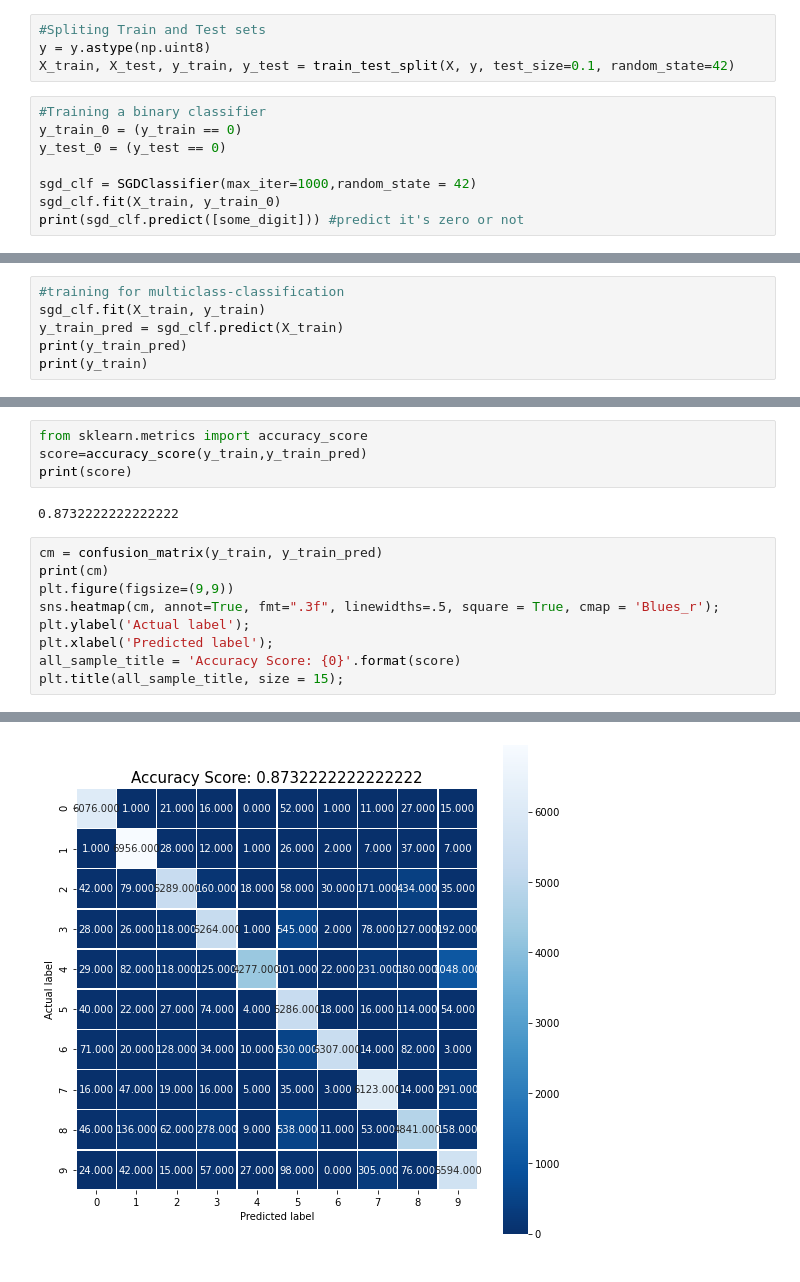
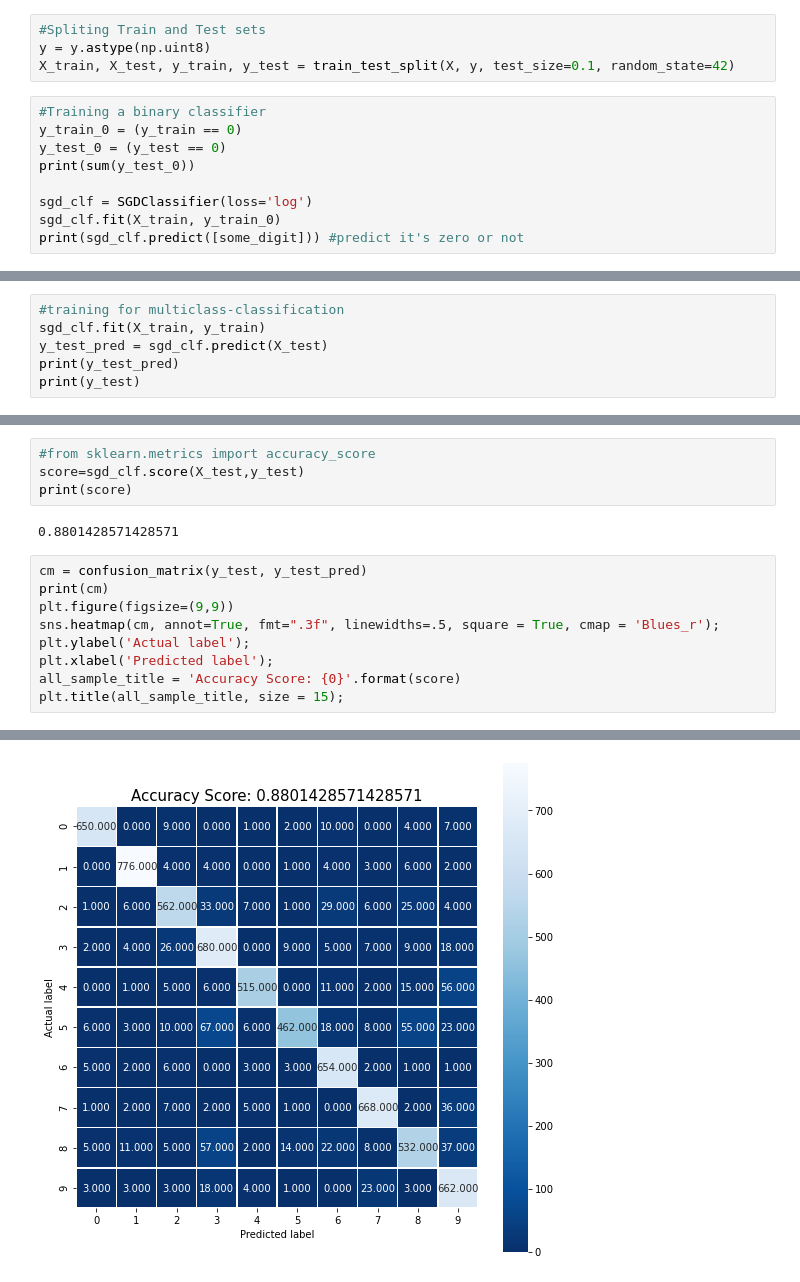
Before and after one commit to bioengsamar/Machine-Learning-Task-1, a Jupyter notebook: task1_ML.ipynb, the cells around one changed output, grey strips where cells are left out. Drawn from its saved outputs; the diff is of its cells as text.

```diff
--- a/task1_ML.ipynb
+++ b/task1_ML.ipynb
@@ -129,8 +129,9 @@ X_train, X_test, y_train, y_test = train_test_split(X, y, test_size=0.1, random_
 #Training a binary classifier
 y_train_0 = (y_train == 0)
 y_test_0 = (y_test == 0)
+print(sum(y_test_0))
 
-sgd_clf = SGDClassifier(max_iter=1000,random_state = 42)
+sgd_clf = SGDClassifier(loss='log')
 sgd_clf.fit(X_train, y_train_0)
 print(sgd_clf.predict([some_digit])) #predict it's zero or not
 # %% [output]
@@ -160,7 +160,7 @@ plt.title(all_sample_title, size = 15);
 # %%
 #training for multiclass-classification
 sgd_clf.fit(X_train, y_train)
-y_train_pred = sgd_clf.predict(X_train)
-print(y_train_pred)
-print(y_train)
+y_test_pred = sgd_clf.predict(X_test)
+print(y_test_pred)
+print(y_test)
 # %% [output]
@@ -180,11 +180,11 @@ Name: target, Length: 63000, dtype: uint8
 # %%
-from sklearn.metrics import accuracy_score
-score=accuracy_score(y_train,y_train_pred)
+#from sklearn.metrics import accuracy_score
+score=sgd_clf.score(X_test,y_test)
 print(score)
 # %% [output]
-0.8732222222222222
+0.8801428571428571
 # %%
-cm = confusion_matrix(y_train, y_train_pred)
+cm = confusion_matrix(y_test, y_test_pred)
 print(cm)
 plt.figure(figsize=(9,9))
 sns.heatmap(cm, annot=True, fmt=".3f", linewidths=.5, square = True, cmap = 'Blues_r');
@@ -206 +206 @@ plt.title(all_sample_title, size = 15);
-[figure, old version]
+[figure, new version]
```
Also changed, not shown: parts of 6 cells of this notebook.
